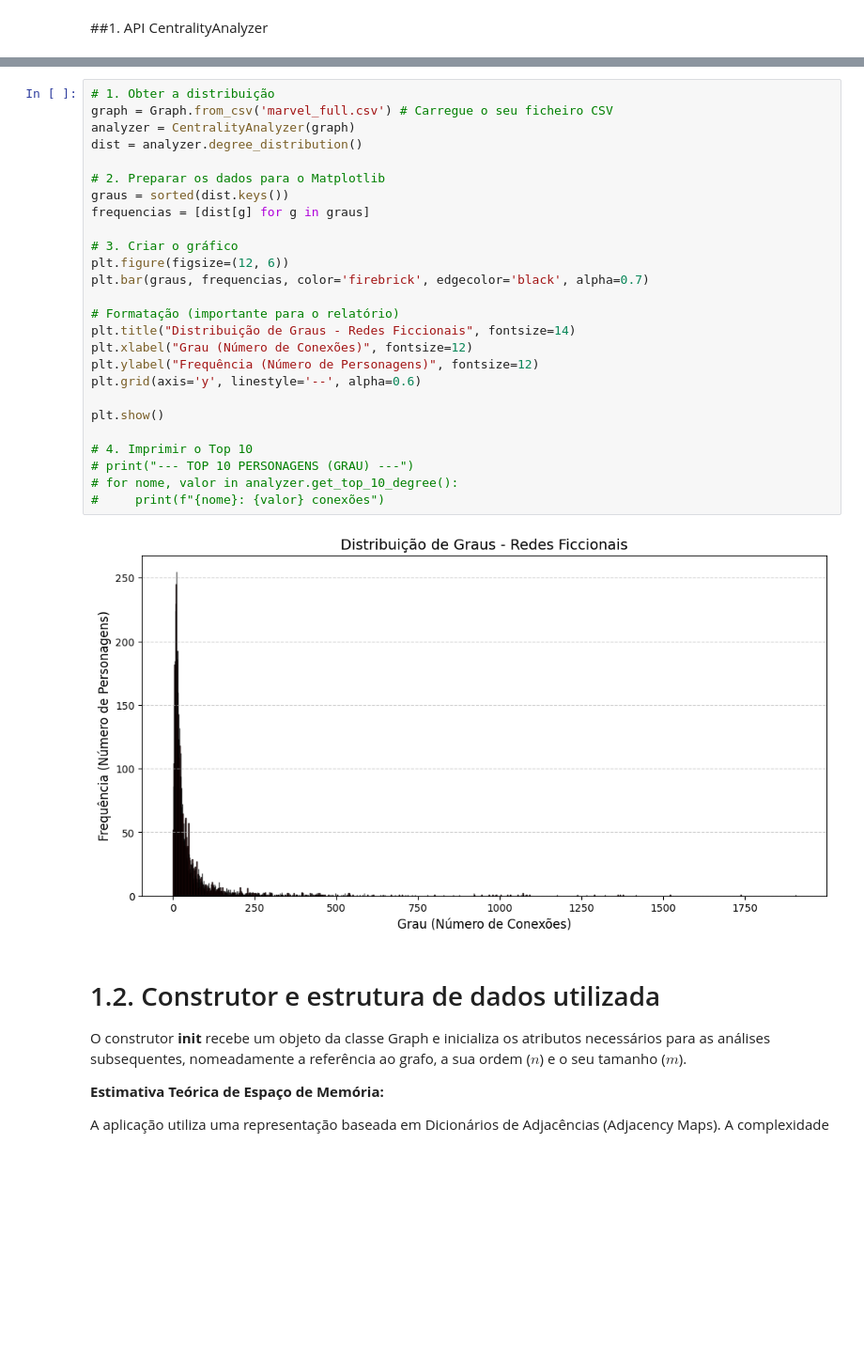
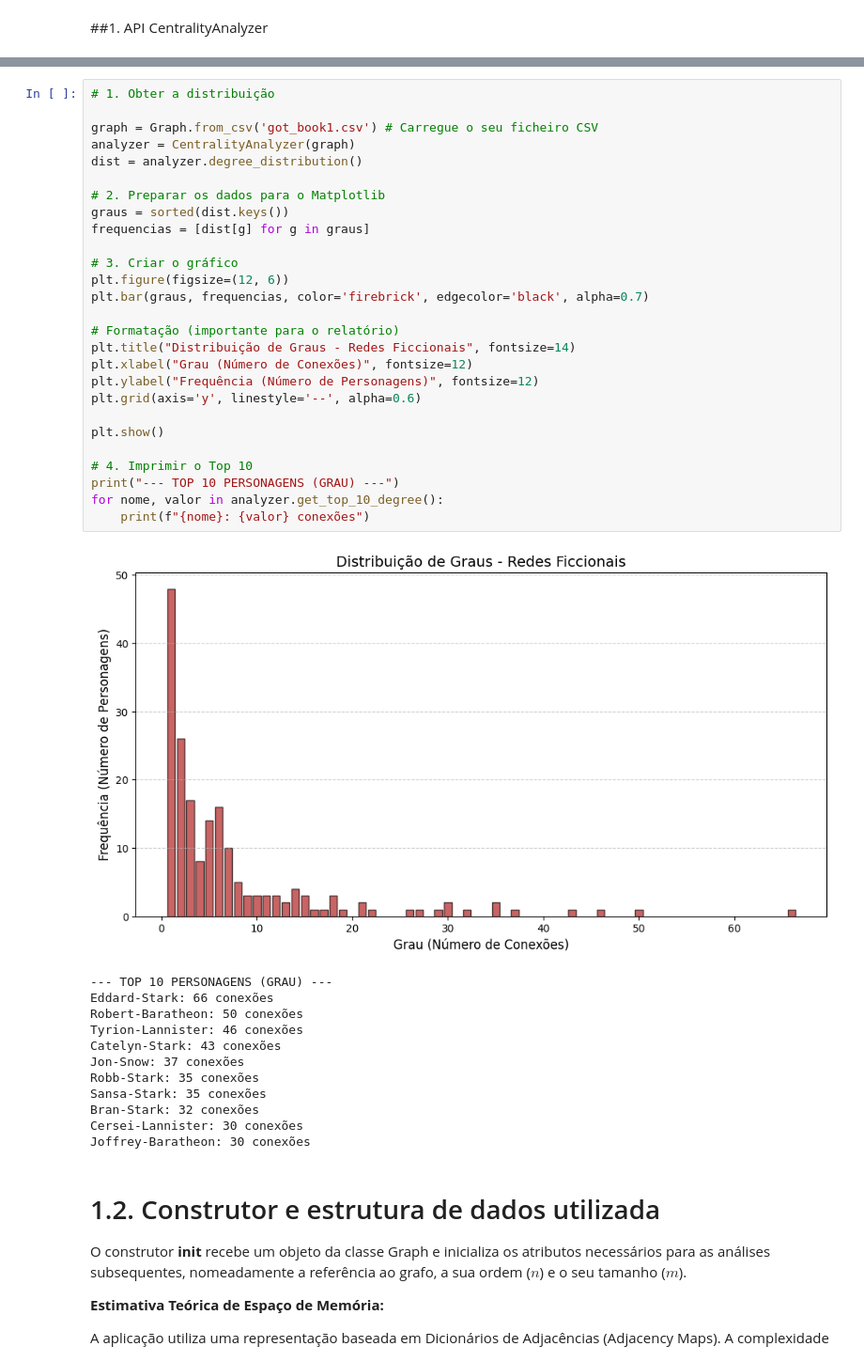
Before and after one commit to franciscoap-silva/mini_trabalho_daa, a Jupyter notebook: mini_trabalho_daa.ipynb, the cells around one changed output, grey strips where cells are left out. Shown at 94% size. Cells and saved outputs as stored; diff of their text form; blank space fills up the shorter version.

```diff
--- a/mini_trabalho_daa.ipynb
+++ b/mini_trabalho_daa.ipynb
@@ -439,31 +450,43 @@ class CentralityAnalyzer:
 # %%
 # 1. Obter a distribuição
-graph = Graph.from_csv('marvel_full.csv') # Carregue o seu ficheiro CSV
+
+graph = Graph.from_csv('got_book1.csv') # Carregue o seu ficheiro CSV
 analyzer = CentralityAnalyzer(graph)
 dist = analyzer.degree_distribution()
 
 # 2. Preparar os dados para o Matplotlib
 graus = sorted(dist.keys())
 frequencias = [dist[g] for g in graus]
 
 # 3. Criar o gráfico
 plt.figure(figsize=(12, 6))
 plt.bar(graus, frequencias, color='firebrick', edgecolor='black', alpha=0.7)
 
 # Formatação (importante para o relatório)
 plt.title("Distribuição de Graus - Redes Ficcionais", fontsize=14)
 plt.xlabel("Grau (Número de Conexões)", fontsize=12)
 plt.ylabel("Frequência (Número de Personagens)", fontsize=12)
 plt.grid(axis='y', linestyle='--', alpha=0.6)
 
 plt.show()
 
 # 4. Imprimir o Top 10
-# print("--- TOP 10 PERSONAGENS (GRAU) ---")
-# for nome, valor in analyzer.get_top_10_degree():
-#     print(f"{nome}: {valor} conexões")
+print("--- TOP 10 PERSONAGENS (GRAU) ---")
+for nome, valor in analyzer.get_top_10_degree():
+    print(f"{nome}: {valor} conexões")
 # %% [output]
-[figure, old version]
+[figure, new version]
+--- TOP 10 PERSONAGENS (GRAU) ---
+Eddard-Stark: 66 conexões
+Robert-Baratheon: 50 conexões
+Tyrion-Lannister: 46 conexões
+Catelyn-Stark: 43 conexões
+Jon-Snow: 37 conexões
+Robb-Stark: 35 conexões
+Sansa-Stark: 35 conexões
+Bran-Stark: 32 conexões
+Cersei-Lannister: 30 conexões
+Joffrey-Baratheon: 30 conexões
 # %% [markdown]
 # 1.2. Construtor e estrutura de dados utilizada
 
```
Also changed, not shown: parts of 5 cells of this notebook.
